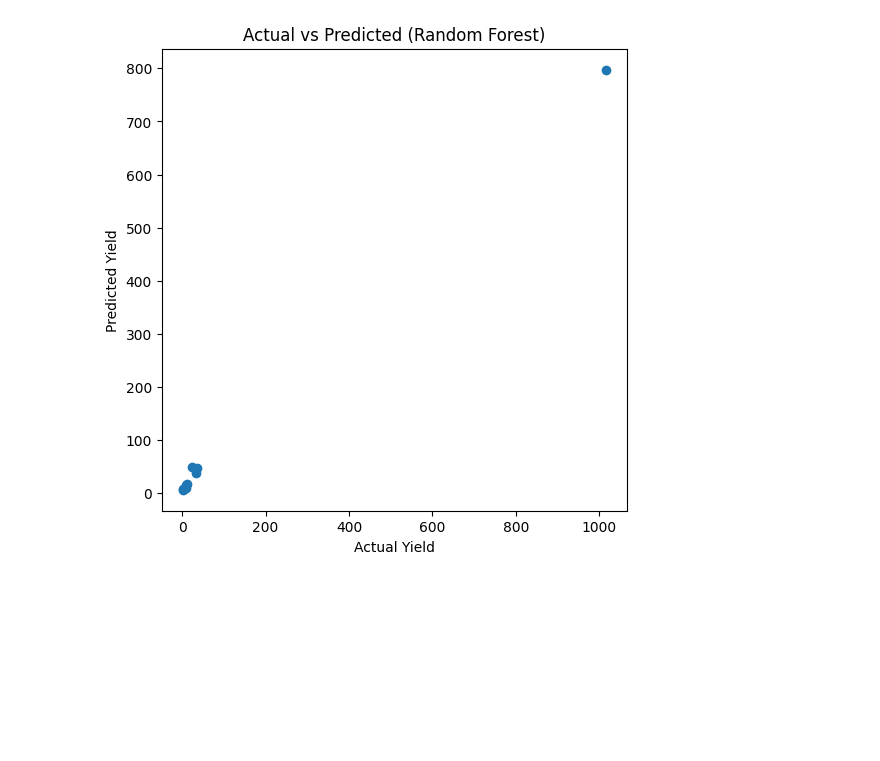
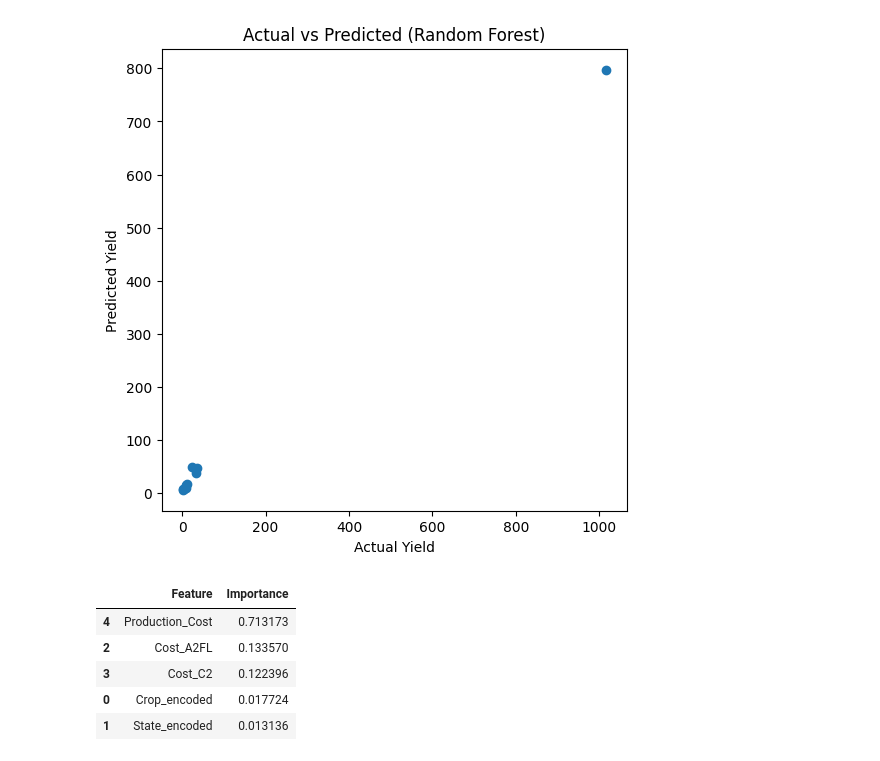
Before and after one commit to priyanshigudhka-gif/upskillcampus, a Jupyter notebook: agriculture_crop_prediction.ipynb, the cells around one changed output. Cells and saved outputs as stored; diff of their text form; code cells hidden in the pictures; blank space fills up the shorter version.

```diff
--- a/agriculture_crop_prediction.ipynb
+++ b/agriculture_crop_prediction.ipynb
@@ -262,3 +262,27 @@ plt.title("Actual vs Predicted (Random Forest)")
 plt.show()
 # %% [output]
 [figure]
+# %%
+# ---- Feature Importance (Random Forest) ----
+
+import pandas as pd
+
+importance = rf_model.feature_importances_
+features = X.columns
+
+feature_importance_df = pd.DataFrame({
+    'Feature': features,
+    'Importance': importance
+})
+
+# Sort values
+feature_importance_df = feature_importance_df.sort_values(by='Importance', ascending=False)
+
+feature_importance_df
+# %% [output]
+|  | Feature | Importance |
+| 4 | Production_Cost | 0.713173 |
+| 2 | Cost_A2FL | 0.133570 |
+| 3 | Cost_C2 | 0.122396 |
+| 0 | Crop_encoded | 0.017724 |
+| 1 | State_encoded | 0.013136 |
```
Also changed, not shown: parts of 2 cells of this notebook, 2 other files.
